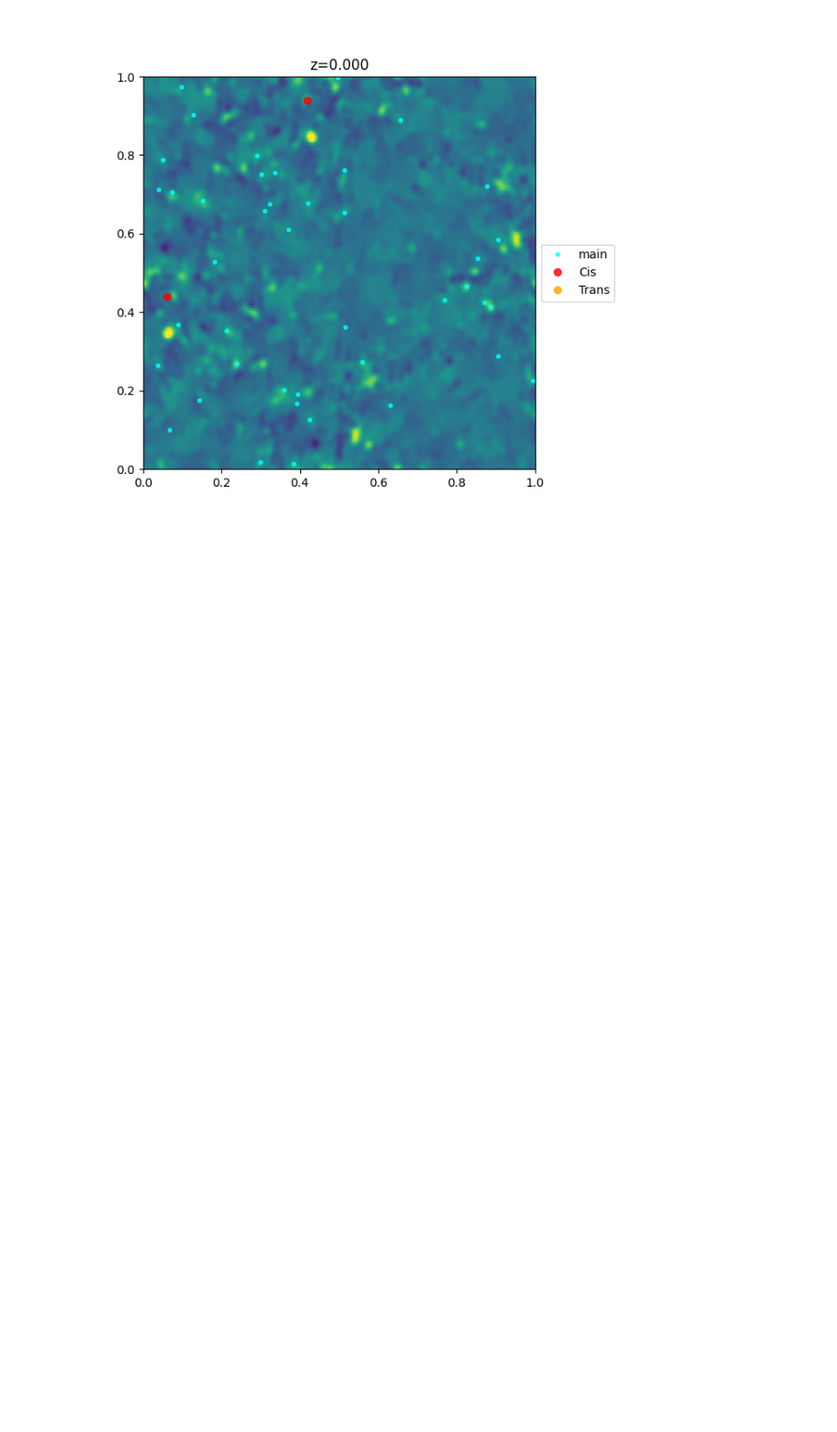
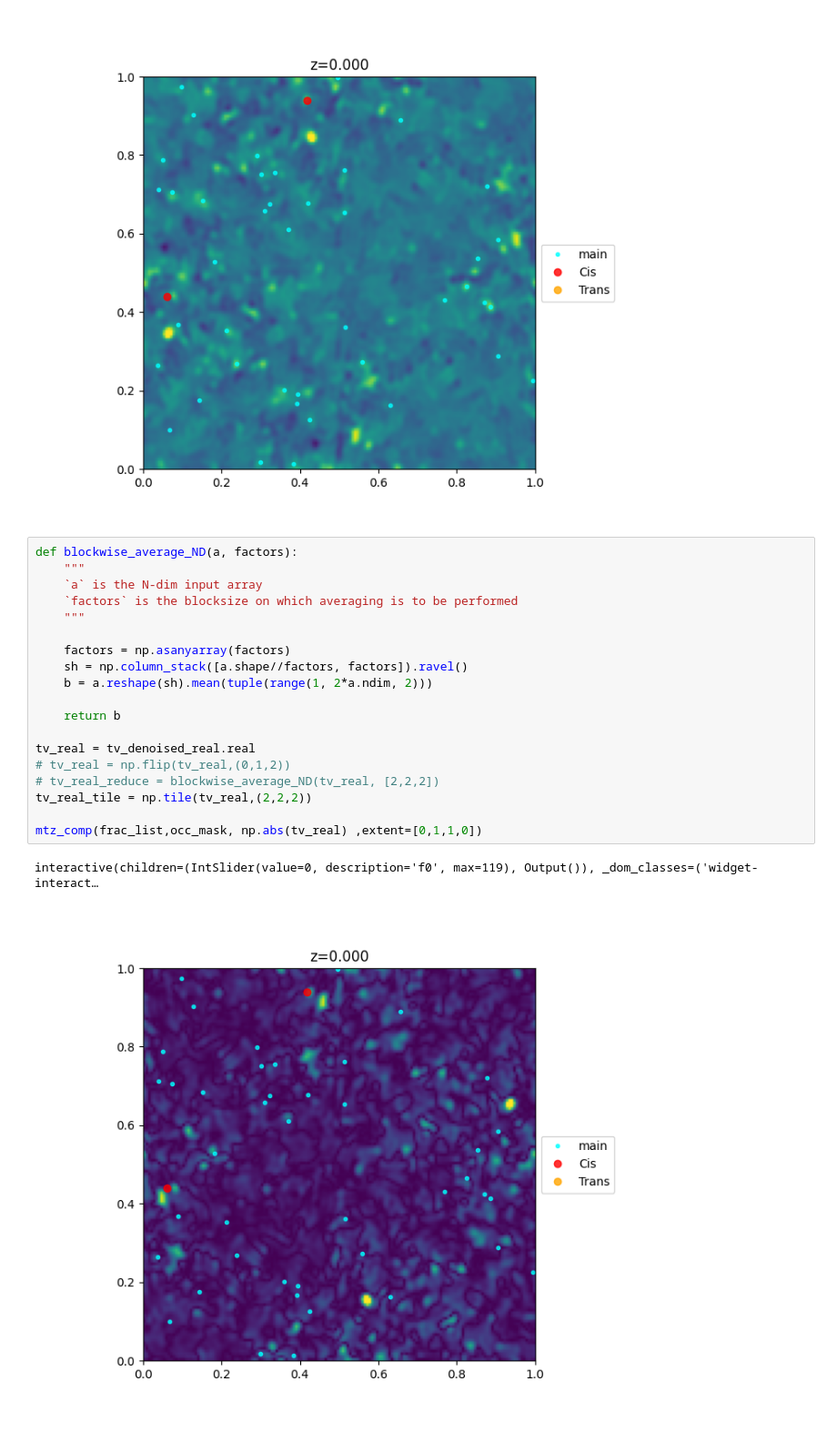
Before and after one commit to cvazz/occupancy-estimation, a Jupyter notebook: customized_meteor_diffmap.ipynb, the cells around one changed output. Shown at 91% size. Drawn from its saved outputs; the diff is of its cells as text; blank space fills up the shorter version.

```diff
--- a/customized_meteor_diffmap.ipynb
+++ b/customized_meteor_diffmap.ipynb
@@ -181,3 +196,25 @@ mtz_comp(frac_list,occ_mask, tv_real[::-1] ,extent=[0,1,1,0])
 # %% [output]
 interactive(children=(IntSlider(value=0, description='f0', max=119), Output()), _dom_classes=('widget-interact…
 [figure]
+# %%
+def blockwise_average_ND(a, factors):
+    """
+    `a` is the N-dim input array
+    `factors` is the blocksize on which averaging is to be performed
+    """
+
+    factors = np.asanyarray(factors)
+    sh = np.column_stack([a.shape//factors, factors]).ravel()
+    b = a.reshape(sh).mean(tuple(range(1, 2*a.ndim, 2)))
+
+    return b
+
+tv_real = tv_denoised_real.real
+# tv_real = np.flip(tv_real,(0,1,2))
+# tv_real_reduce = blockwise_average_ND(tv_real, [2,2,2])
+tv_real_tile = np.tile(tv_real,(2,2,2))
+
+mtz_comp(frac_list,occ_mask, np.abs(tv_real) ,extent=[0,1,1,0])
+# %% [output]
+interactive(children=(IntSlider(value=0, description='f0', max=119), Output()), _dom_classes=('widget-interact…
+[figure, added]
```
Also changed, not shown: parts of 6 cells of this notebook, 8 other files.
